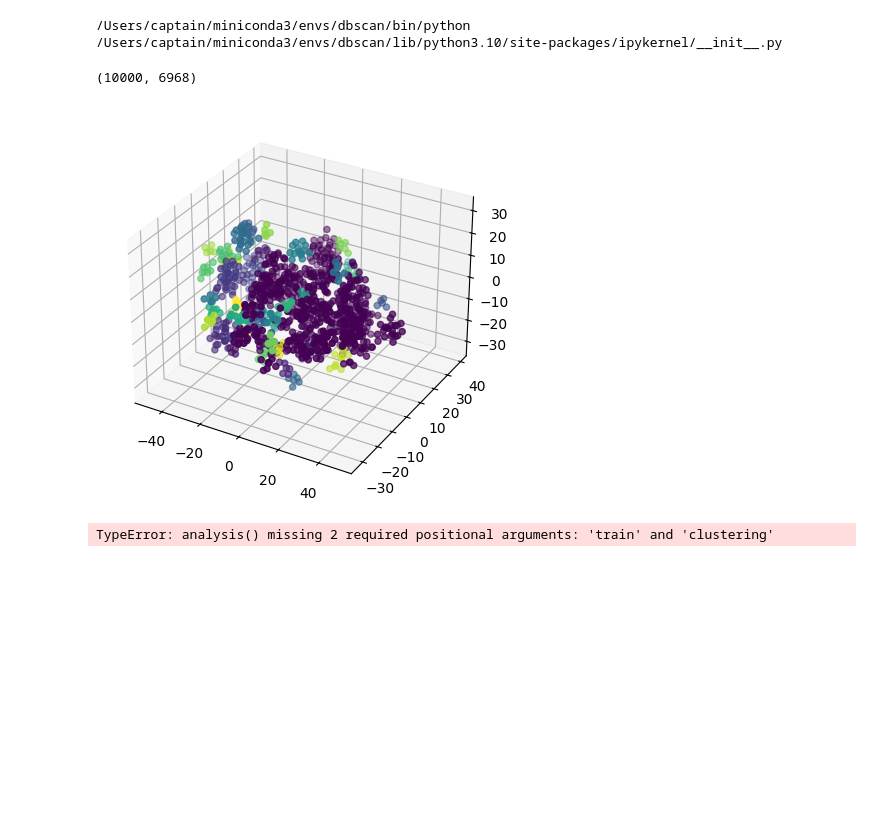
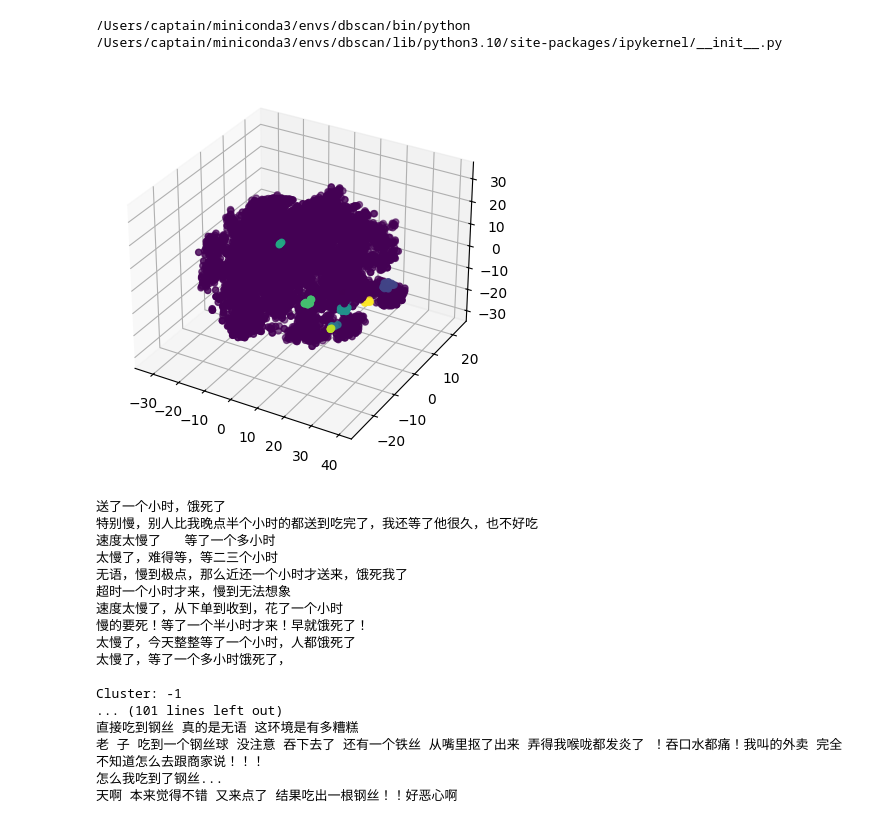
Before and after one commit to leegohi04517/dbscan, a Jupyter notebook: main.ipynb, the cells around one changed output. Cells and saved outputs as stored; diff of their text form; code cells hidden in the pictures; blank space fills up the shorter version.

Commit message:
sentence embeddings

```diff
--- a/main.ipynb
+++ b/main.ipynb
@@ -12,25 +12,57 @@ print(ipykernel.__file__)  # 打印当前的 ipykernel 包路径
 # %%
 
 import pandas as pd
 
 from tsne import TSNEDisplayer
 from tfidf import TfidfClz
+from bert import Text2VecClz
 from analysis import analysis
+import numpy as np
+import os
 
 # 设置工作空间 & 读取数据
 train = pd.read_csv('./train.csv', sep='\t')
-tfidf_matrix = TfidfClz().word2Vec(train['comment'])
-print(tfidf_matrix.shape)
+
+filename = 'embeddings.npz'
+
+tfidf_matrix = None
+if os.path.exists(filename):
+    data = np.load(filename)
+    tfidf_matrix = data['embeddings']
+else:
+    print(f"File: {filename} does not exist!")
+    tfidf_matrix = Text2VecClz().text2vec(train['comment'])
+    np.savez_compressed('embeddings.npz', embeddings=tfidf_matrix)
+
+from sklearn.preprocessing import normalize
+
+# 归一化 tfidf_matrix, 默认使用 'l2' 范数
+tfidf_matrix = normalize(tfidf_matrix)
 
 # 进行模型训练
 from sklearn.cluster import DBSCAN
 
-clustering = DBSCAN(eps=0.95, min_samples=5).fit(tfidf_matrix)
+clustering = DBSCAN(eps=0.6, min_samples=5).fit(tfidf_matrix)
 
 pd.set_option('display.max_rows', 1000)
 TSNEDisplayer().show(tfidf_matrix, clustering)
 analysis(train, clustering)
 # %% [output]
+[figure, new version]
-(10000, 6968)
+送了一个小时，饿死了
+特别慢，别人比我晚点半个小时的都送到吃完了，我还等了他很久，也不好吃
+速度太慢了   等了一个多小时
+太慢了，难得等，等二三个小时
+无语，慢到极点，那么近还一个小时才送来，饿死我了
+超时一个小时才来，慢到无法想象
+速度太慢了，从下单到收到，花了一个小时
+慢的要死！等了一个半小时才来！早就饿死了！
+太慢了，今天整整等了一个小时，人都饿死了
+太慢了，等了一个多小时饿死了，
+
+Cluster: -1
+... (101 lines left out)
+直接吃到钢丝 真的是无语 这环境是有多糟糕
+老 子 吃到一个钢丝球 没注意 吞下去了 还有一个铁丝 从嘴里抠了出来 弄得我喉咙都发炎了 ！吞口水都痛！我叫的外卖 完全不知道怎么去跟商家说！！！
+怎么我吃到了钢丝...
+天啊 本来觉得不错 又来点了 结果吃出一根钢丝！！好恶心啊
-[figure, old version]
-TypeError: analysis() missing 2 required positional arguments: 'train' and 'clustering'
```
Also changed, not shown: 6 other files.
